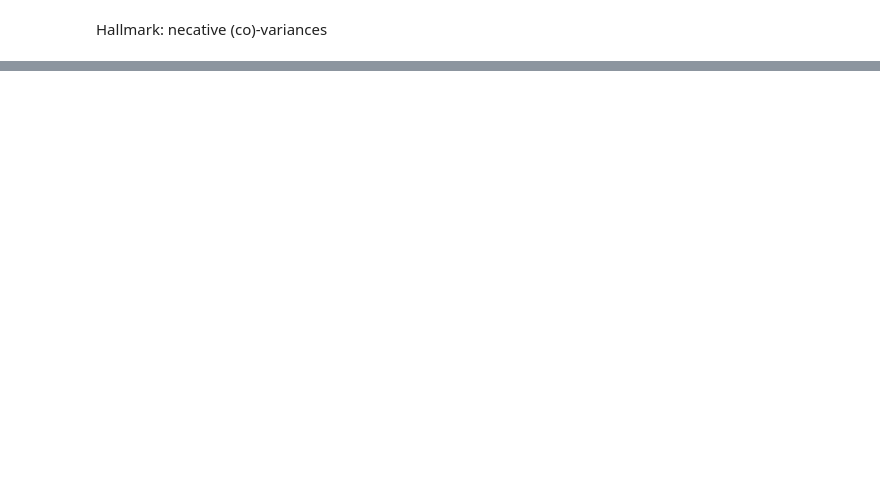
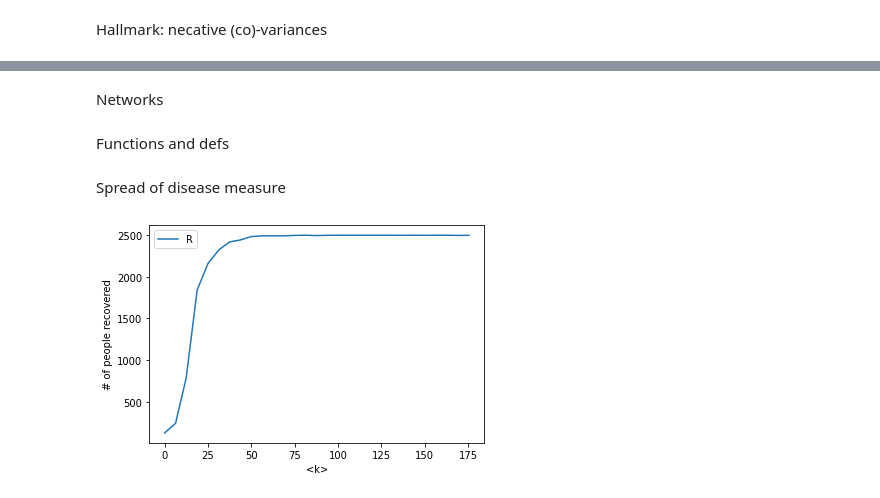
Before and after one commit to JaccovanWijk/CLSIntro2, a Jupyter notebook: Assignment 2.ipynb, the cells around one changed output, grey strips where cells are left out. Drawn from its saved outputs; the diff is of its cells as text; code cells hidden in the pictures; blank space fills up the shorter version.

```diff
--- a/Assignment 2.ipynb
+++ b/Assignment 2.ipynb
@@ -656,0 +675,4 @@ plt.show()
+# %% [markdown]
+Networks
+# %% [markdown]
+Functions and defs
@@ -656,0 +905,32 @@ plt.show()
+# %% [markdown]
+Spread of disease measure
+# %%
+
+prob = np.arange(0, 0.07, 0.0025)
+R_list_erdos = []
+k_avg_erdos = []
+pop_size = 2500
+tmax = 1000
+
+for p in prob:
+    g, iterations = erdos(pop_size, p, tmax, 'nope')
+    degrees = g.degree()
+    sum_edges = 0
+    for i in degrees:
+        sum_edges += i[1]
+    average_degree = sum_edges/pop_size
+    dict = iterations[tmax-1]
+    total_R = dict['node_count'][2]
+    R_list_erdos.append(total_R)
+    k_avg_erdos.append(average_degree)
+
+
+plt.figure()
+plt.xlabel('<k>')
+plt.ylabel('# of people recovered')
+plt.plot(k_avg_erdos, R_list_erdos, label='R')
+plt.legend()
+plt.savefig("figs/Recovered_erdos", dpi=400)
+plt.show()
+# %% [output]
+[figure, added]
```
Also changed, not shown: parts of 33 cells of this notebook.
